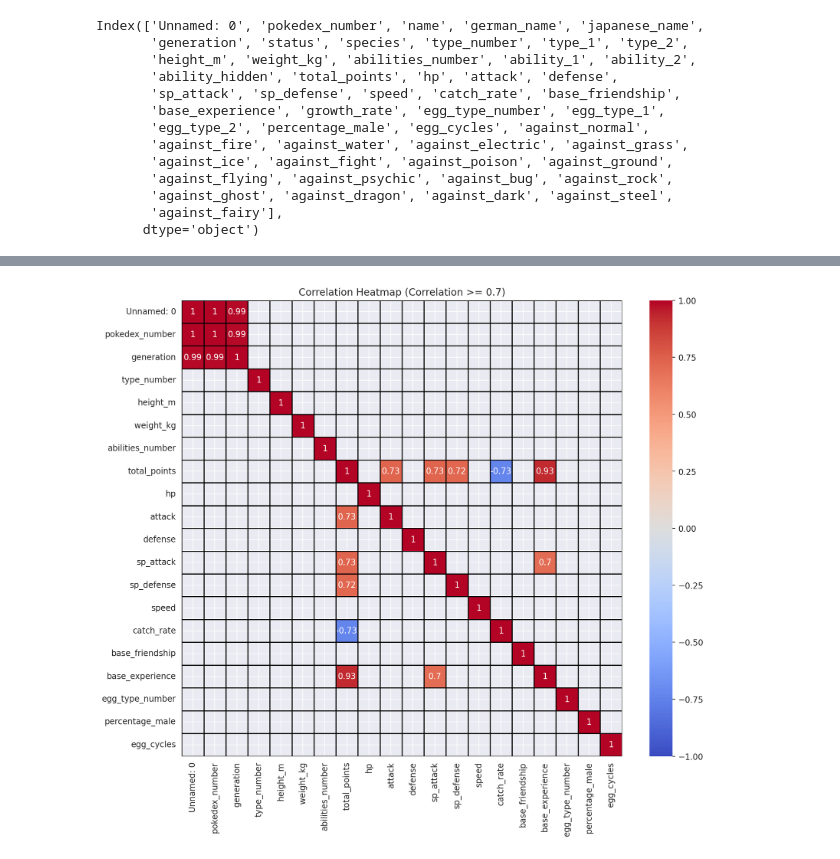
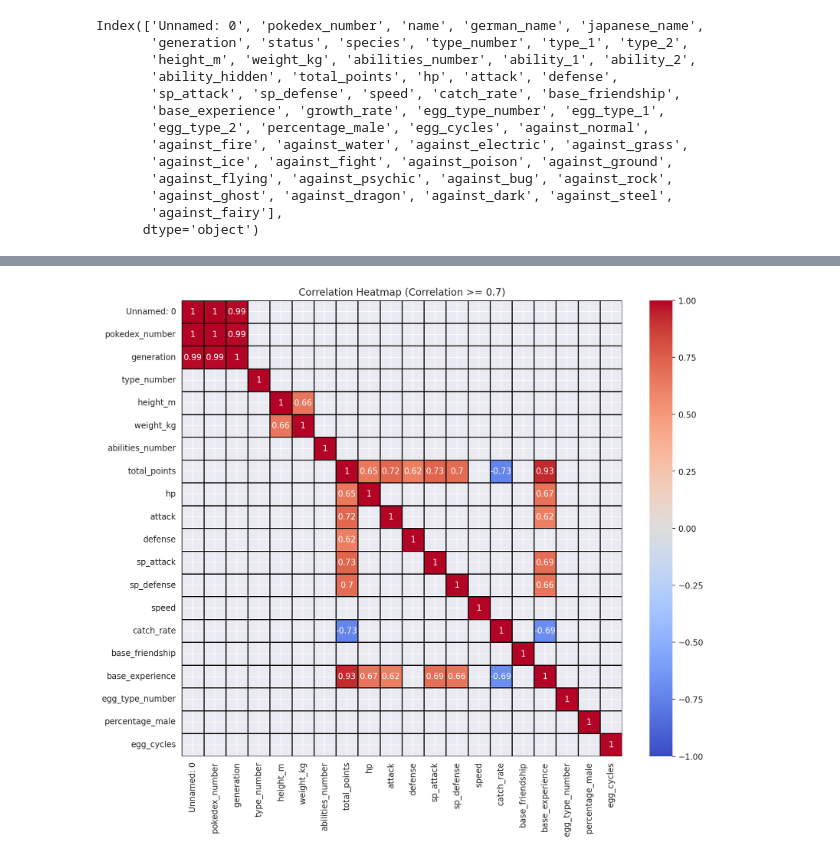
Before and after one commit to JurassicJey/PokemonEDA, a Jupyter notebook: EDA.ipynb, the cells around one changed output, grey strips where cells are left out. Saved outputs shown, nothing was run; the diff lists cells and outputs as text; code cells hidden in the pictures.

```diff
--- a/EDA.ipynb
+++ b/EDA.ipynb
@@ -36,3 +27,9 @@ Index(['Unnamed: 0', 'pokedex_number', 'name', 'german_name', 'japanese_name',
+# %%
+df = df[
+    (~df['name'].str.contains('Mega ')) &
+    (~df['name'].str.contains('max')) &
+    (~df['name'].str.contains('Alolan'))
+]
 # %%
 df.shape
 # %% [output]
@@ -278,25 +268,25 @@ plt.show()
 # %%
 # Assuming 'df' is your DataFrame
 number_df = df.select_dtypes(include=np.number)  # Corrected: include=np.number
 correlation_df = number_df.iloc[:, 0:20].corr()
 
 # Create a mask for correlations below 0.7
-mask = np.abs(correlation_df) < 0.7
+mask = np.abs(correlation_df) < 0.6
 
 # Create the heatmap with the mask and adjust color for visibility
 plt.figure(figsize=(12, 10))  # Adjust figure size if needed
 sns.heatmap(
     correlation_df,
     cmap="coolwarm",
     annot=True,
     mask=mask,
     vmin=-1,
     vmax=1,
     linewidths=0.5,
     linecolor="black",
 )  # Annotate cells, set min/max values, add lines
 
 plt.title("Correlation Heatmap (Correlation >= 0.7)")
 plt.show()
 # %% [output]
-[figure, old version]
+[figure, new version]
```
Also changed, not shown: parts of 20 cells of this notebook.
